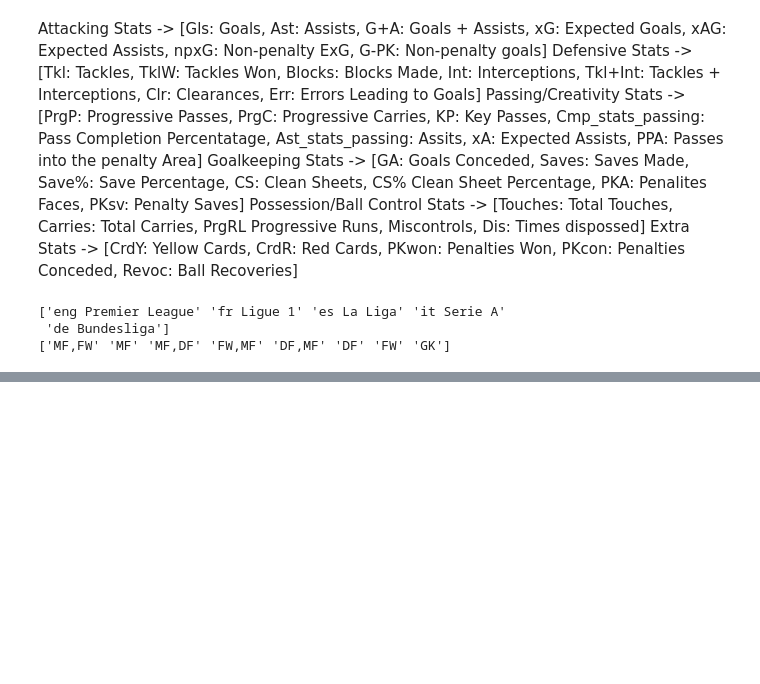
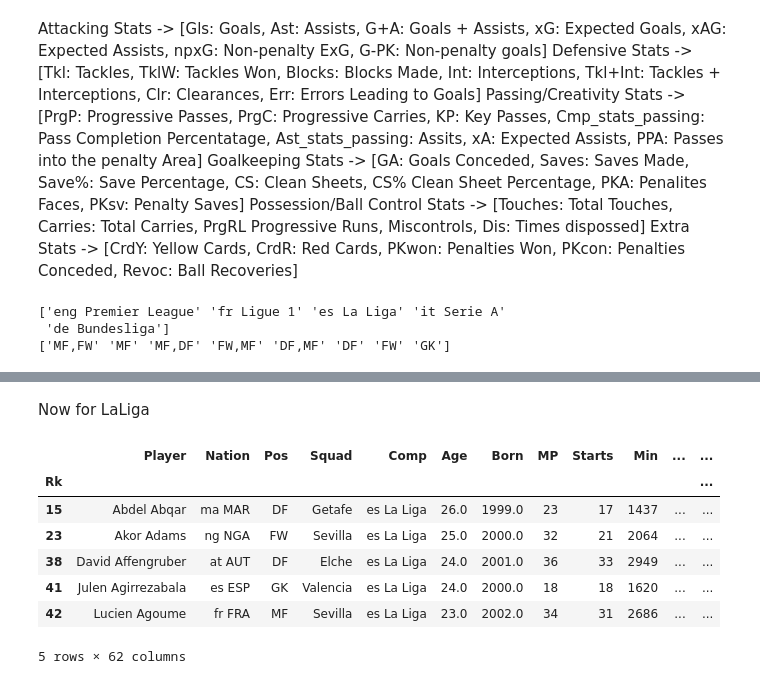
Before and after one commit to grahamx24/scoutGPT, a Jupyter notebook: notebooks/explore.ipynb, the cells around one changed output, grey strips where cells are left out. Saved outputs shown, nothing was run; the diff lists cells and outputs as text; code cells hidden in the pictures; blank space fills up the shorter version.

```diff
--- a/notebooks/explore.ipynb
+++ b/notebooks/explore.ipynb
@@ -57,0 +118,15 @@ prem_outfield.drop(columns=QUALITATIVE_FEATURES)
+# %% [markdown]
+Now for LaLiga
+# %%
+laliga = players[players['Comp'] == 'es La Liga']
+
+laliga.head()
+# %% [output]
+|  | Player | Nation | Pos | Squad | Comp | Age | Born | MP | Starts | Min | ... | ... |
+| Rk |  |  |  |  |  |  |  |  |  |  |  | ... |
+| 15 | Abdel Abqar | ma MAR | DF | Getafe | es La Liga | 26.0 | 1999.0 | 23 | 17 | 1437 | ... | ... |
+| 23 | Akor Adams | ng NGA | FW | Sevilla | es La Liga | 25.0 | 2000.0 | 32 | 21 | 2064 | ... | ... |
+| 38 | David Affengruber | at AUT | DF | Elche | es La Liga | 24.0 | 2001.0 | 36 | 33 | 2949 | ... | ... |
+| 41 | Julen Agirrezabala | es ESP | GK | Valencia | es La Liga | 24.0 | 2000.0 | 18 | 18 | 1620 | ... | ... |
+| 42 | Lucien Agoume | fr FRA | MF | Sevilla | es La Liga | 23.0 | 2002.0 | 34 | 31 | 2686 | ... | ... |
+5 rows × 62 columns
```
Also changed, not shown: parts of 10 cells of this notebook.
